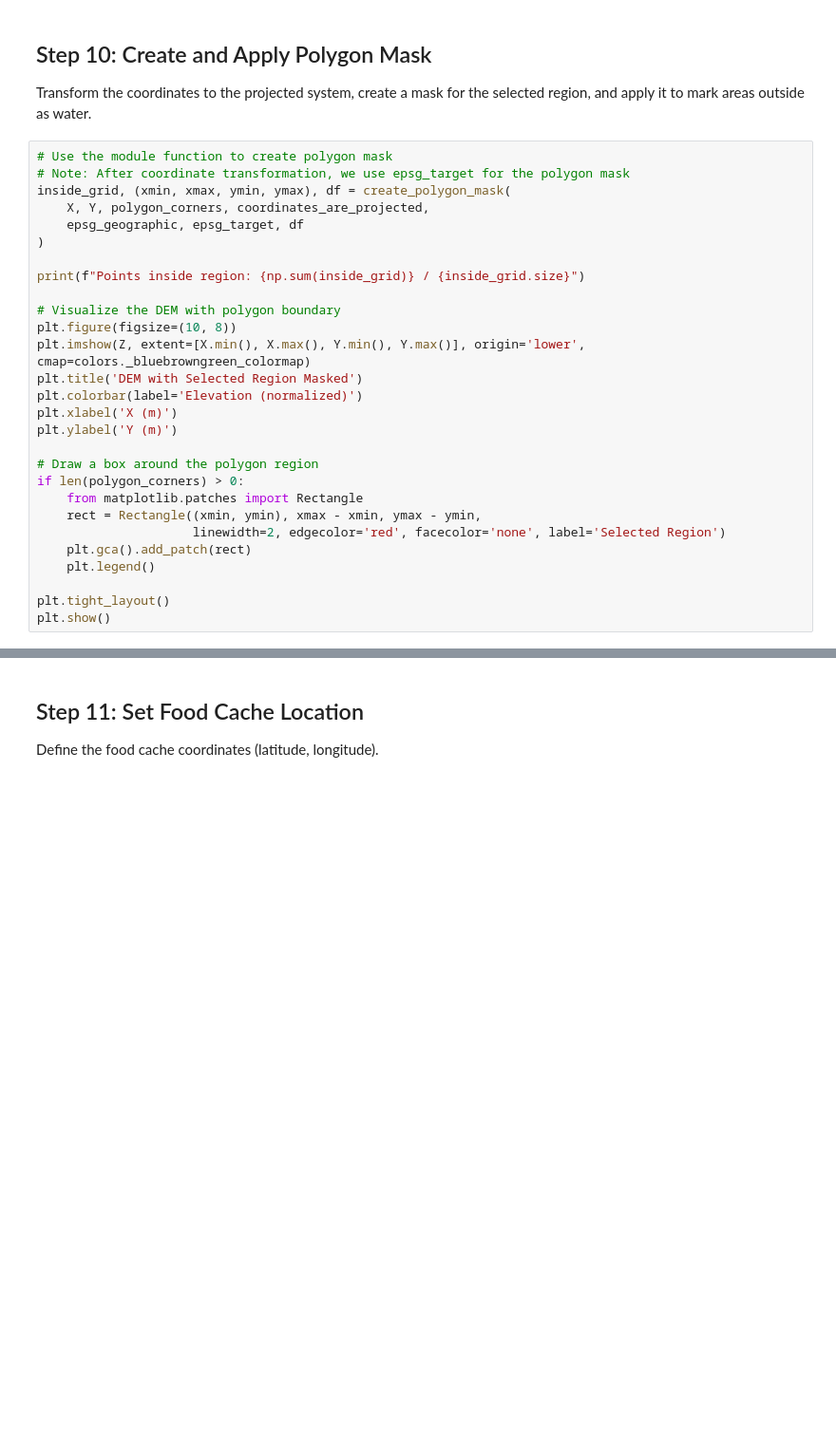
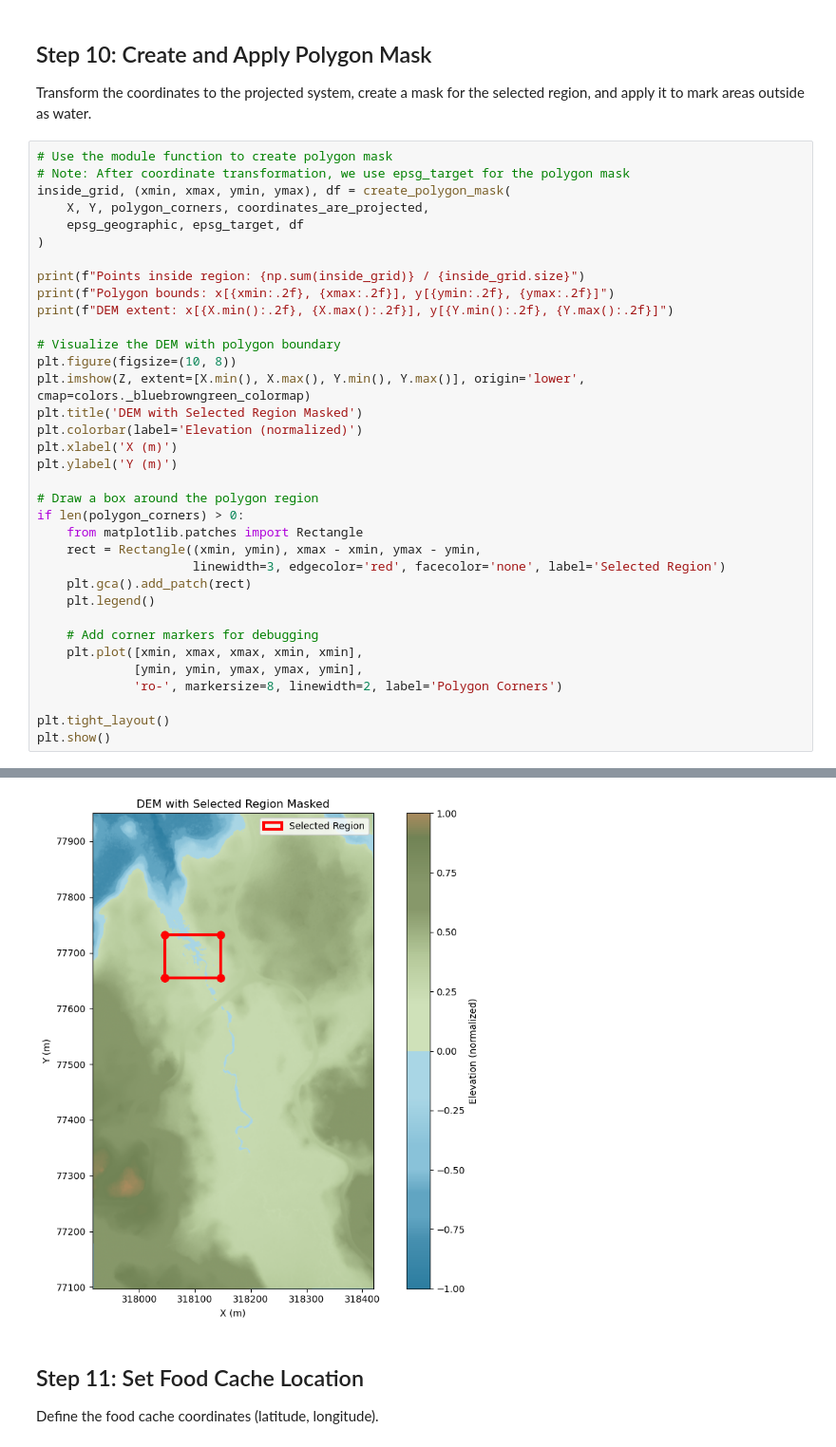
Before and after one commit to beaverbotassistance/BeaverSim, a Jupyter notebook: beaversim/utils/dem_conversion_interactive.ipynb, the cells around one changed output, grey strips where cells are left out. Shown at 95% size. Saved outputs shown, nothing was run; the diff lists cells and outputs as text; blank space fills up the shorter version.

Commit message:
dev: new csv noteboooks + better box visualization

```diff
--- a/beaversim/utils/dem_conversion_interactive.ipynb
+++ b/beaversim/utils/dem_conversion_interactive.ipynb
@@ -329,6 +402,8 @@ inside_grid, (xmin, xmax, ymin, ymax), df = create_polygon_mask(
 )
 
 print(f"Points inside region: {np.sum(inside_grid)} / {inside_grid.size}")
+print(f"Polygon bounds: x[{xmin:.2f}, {xmax:.2f}], y[{ymin:.2f}, {ymax:.2f}]")
+print(f"DEM extent: x[{X.min():.2f}, {X.max():.2f}], y[{Y.min():.2f}, {Y.max():.2f}]")
 
 # Visualize the DEM with polygon boundary
 plt.figure(figsize=(10, 8))
@@ -342,9 +417,15 @@ plt.ylabel('Y (m)')
 if len(polygon_corners) > 0:
     from matplotlib.patches import Rectangle
     rect = Rectangle((xmin, ymin), xmax - xmin, ymax - ymin,
-                     linewidth=2, edgecolor='red', facecolor='none', label='Selected Region')
+                     linewidth=3, edgecolor='red', facecolor='none', label='Selected Region')
     plt.gca().add_patch(rect)
     plt.legend()
 
+    # Add corner markers for debugging
+    plt.plot([xmin, xmax, xmax, xmin, xmin],
+             [ymin, ymin, ymax, ymax, ymin],
+             'ro-', markersize=8, linewidth=2, label='Polygon Corners')
+
 plt.tight_layout()
 plt.show()
+# %% [output]
@@ -351,3 +438,4 @@ plt.show()
+[figure, added]
 # %% [markdown]
 ## Step 11: Set Food Cache Location
 
```
Also changed, not shown: parts of 12 cells of this notebook, 6 other files.
